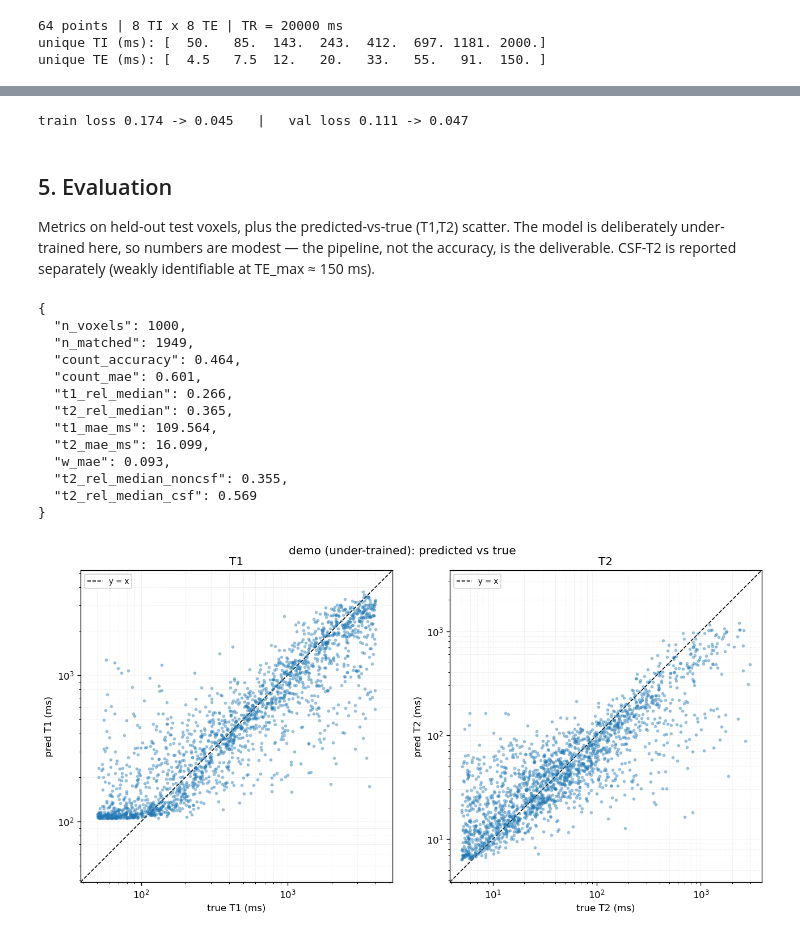
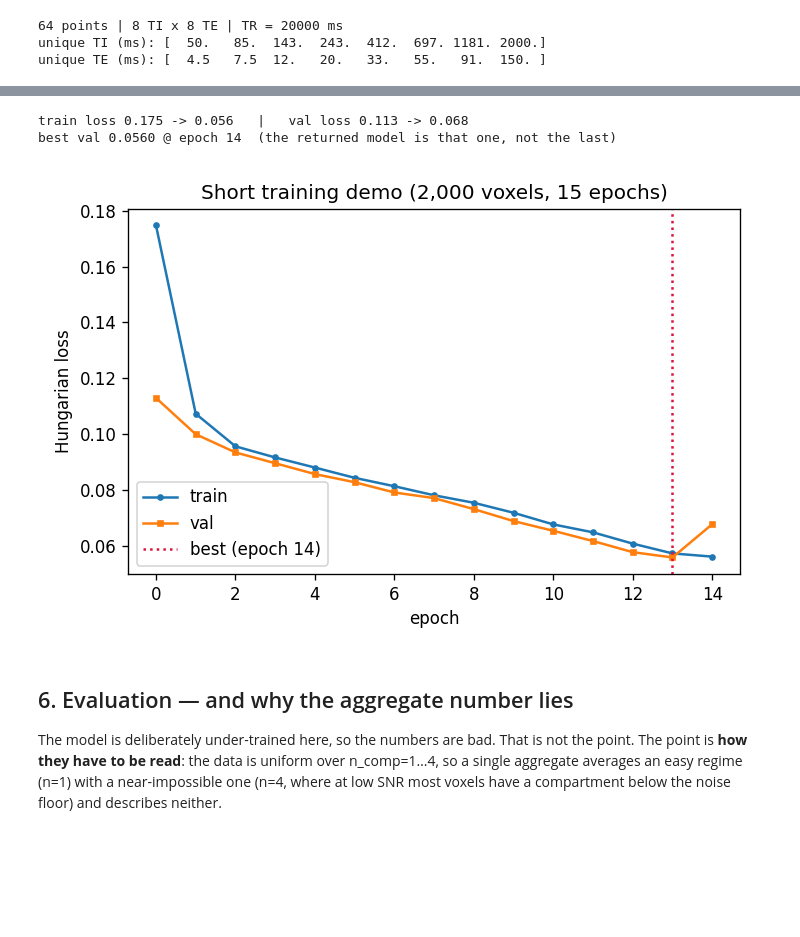
Before and after one commit to fatihoezkan/t1t2_component_detection, a Jupyter notebook: notebooks/demo.ipynb, the cells around one changed output, grey strips where cells are left out. Cells and saved outputs as stored; diff of their text form; code cells hidden in the pictures; blank space fills up the shorter version.

```diff
--- a/notebooks/demo.ipynb
+++ b/notebooks/demo.ipynb
@@ -107,61 +183,34 @@ The real run uses 1M voxels on a GPU; here we only prove the loop learns.
 # %%
-from t1t2.config import ExperimentConfig, DataConfig, ModelConfig, LossConfig, TrainConfig
+import copy
 from t1t2.train import train
 
-demo_cfg = ExperimentConfig(
-    name="demo",
-    data=DataConfig(train_path=str(ROOT / "data" / "dev" / "train.parquet"),
-                    val_path=str(ROOT / "data" / "dev" / "val.parquet")),
-    model=ModelConfig(), loss=LossConfig(),
-    train=TrainConfig(epochs=20, batch_size=128, lr=3e-4, ckpt_every=999),
-)
+demo_cfg = copy.deepcopy(cfg)
+demo_cfg.name = "demo"
 hist, rd, model = train(demo_cfg, results_dir=ROOT / "results" / "demo",
-                        max_epochs=20, limit=1200, resume=False, log=lambda *a: None)
+                        max_epochs=15, limit=2000, resume=False, log=lambda *a: None)
 
 tr = [h["train"]["loss"] for h in hist]
 va = [h["val"]["loss"] for h in hist]
-plt.figure(figsize=(6, 4))
-plt.plot(tr, "o-", label="train", ms=3)
-plt.plot(va, "s-", label="val", ms=3)
-plt.xlabel("epoch"); plt.ylabel("Hungarian loss")
-plt.title("Short training demo (1,200 voxels, 20 epochs, CPU)")
-plt.legend(); plt.tight_layout(); plt.show()
+best = int(np.argmin(va))
+fig, ax = plt.subplots(figsize=(6, 4))
+ax.plot(tr, "o-", label="train", ms=3)
+ax.plot(va, "s-", label="val", ms=3)
+ax.axvline(best, color="crimson", ls=":", label=f"best (epoch {best+1})")
+ax.set_xlabel("epoch"); ax.set_ylabel("Hungarian loss")
+ax.set_title(f"Short training demo (2,000 voxels, {len(hist)} epochs)")
+ax.legend()
+fig.tight_layout(); fig.savefig(FIG / "loss.png", dpi=120); plt.close(fig)
 print(f"train loss {tr[0]:.3f} -> {tr[-1]:.3f}   |   val loss {va[0]:.3f} -> {va[-1]:.3f}")
+print(f"best val {va[best]:.4f} @ epoch {best+1}  (the returned model is that one, not the last)")
+Image(filename=str(FIG / "loss.png"))
 # %% [output]
-train loss 0.174 -> 0.045   |   val loss 0.111 -> 0.047
+train loss 0.175 -> 0.056   |   val loss 0.113 -> 0.068
+best val 0.0560 @ epoch 14  (the returned model is that one, not the last)
+[figure, added]
-# %% [markdown]
-## 5. Evaluation
-Metrics on held-out test voxels, plus the predicted-vs-true (T1,T2) scatter. The model is
-deliberately under-trained here, so numbers are modest — the pipeline, not the accuracy, is
-the deliverable. CSF-T2 is reported separately (weakly identifiable at TE_max ≈ 150 ms).
-# %%
-from t1t2.data import VoxelDataset, TargetNormalizer
-from t1t2.eval import detr_predictions, true_compartments, compute_metrics, scatter_figure
-import json
-
-nz = TargetNormalizer.from_config(demo_cfg.data)
-ds = VoxelDataset(str(ROOT / "data" / "dev" / "test.parquet"), demo_cfg.data, nz, limit=1000)
-preds = detr_predictions(model, ds, get_device(None), nz)
-trues = true_compartments(ds)
-metrics = compute_metrics(preds, trues)
-print(json.dumps({k: (round(v, 3) if isinstance(v, float) else v) for k, v in metrics.items()}, indent=2))
-
-path = scatter_figure(preds, trues, ROOT / "results" / "demo" / "figures" / "scatter_demo.png",
-                      title="demo (under-trained): predicted vs true")
-from IPython.display import Image
-Image(filename=str(path))
-# %% [output]
-{
-  "n_voxels": 1000,
-  "n_matched": 1949,
-  "count_accuracy": 0.464,
-  "count_mae": 0.601,
-  "t1_rel_median": 0.266,
-  "t2_rel_median": 0.365,
-  "t1_mae_ms": 109.564,
-  "t2_mae_ms": 16.099,
-  "w_mae": 0.093,
-  "t2_rel_median_noncsf": 0.355,
-  "t2_rel_median_csf": 0.569
-}
-[figure, removed]
+# %% [markdown]
+## 6. Evaluation — and why the aggregate number lies
+
+The model is deliberately under-trained here, so the numbers are bad. That is not the point. The
+point is **how they have to be read**: the data is uniform over n_comp=1…4, so a single aggregate
+averages an easy regime (n=1) with a near-impossible one (n=4, where at low SNR most voxels have
+a compartment below the noise floor) and describes neither.
```
Also changed, not shown: parts of 21 cells of this notebook, 33 other files.
